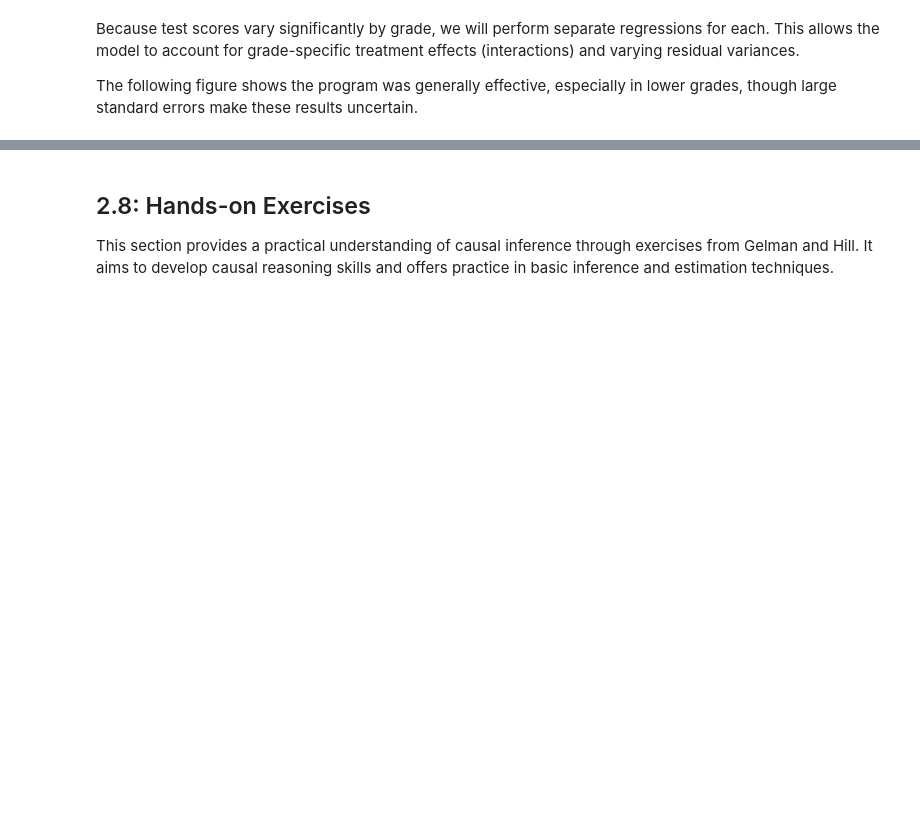
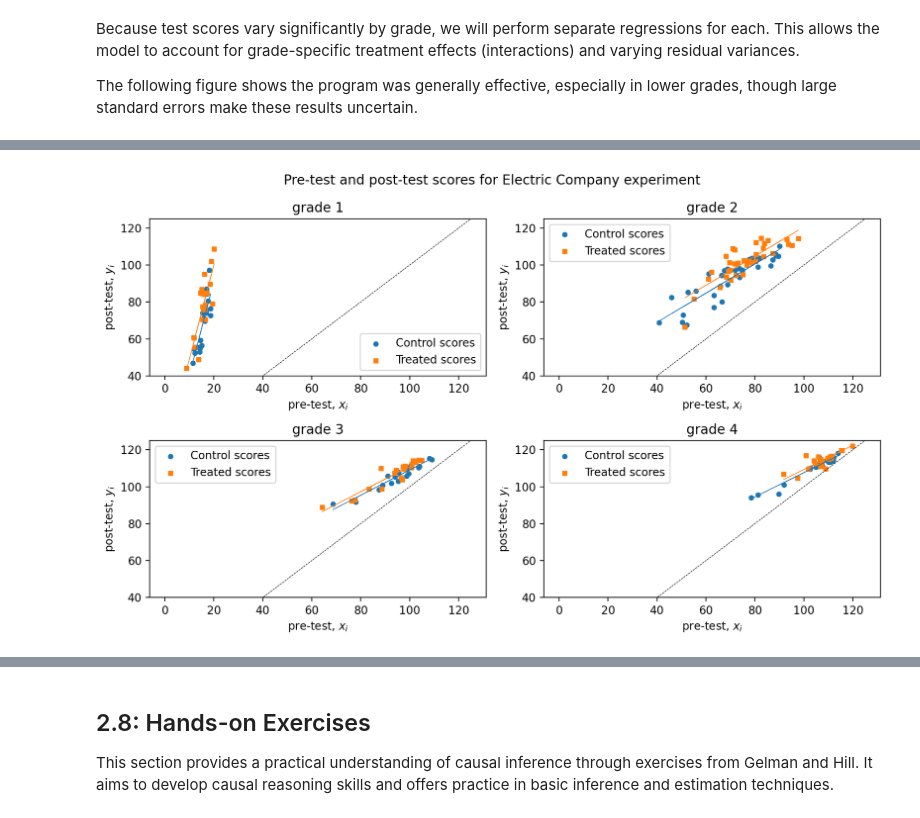
Before and after one commit to stefano-bragaglia/applied-causal-inference, a Jupyter notebook: src/notebooks/02_theory_and_basic_concepts.ipynb, the cells around one changed output, grey strips where cells are left out. Drawn from its saved outputs; the diff is of its cells as text; code cells hidden in the pictures; blank space fills up the shorter version.

```diff
--- a/src/notebooks/02_theory_and_basic_concepts.ipynb
+++ b/src/notebooks/02_theory_and_basic_concepts.ipynb
@@ -462,0 +540,47 @@ The following figure shows the program was generally effective, especially in lo
+# %%
+x_ranges = np.array([
+    [5, 40, 40, 40],
+    [25, 125, 125, 125]
+])
+
+fig, axs = plt.subplots(nrows=2, ncols=2, figsize=(10, 6), dpi=200)
+for j, grade in enumerate(sorted(post["grade"].unique())):
+    row_index = j // 2
+    col_index = j % 2
+
+    is_grade = electric['grade'] == j + 1
+    is_control = electric['treatment'] == 0
+    is_treated = electric['treatment'] == 1
+
+    x = np.concatenate([electric.loc[is_grade & is_treated, 'pre_test'].values,
+                        electric.loc[is_grade & is_control, 'pre_test'].values])
+    y = np.concatenate([electric.loc[is_grade & is_treated, 'post_test'].values,
+                        electric.loc[is_grade & is_control, 'post_test'].values])
+    t = np.repeat([1, 0], [np.sum(is_grade & is_treated), np.sum(is_grade & is_control)])
+
+    axs[row_index, col_index].scatter(electric.loc[is_grade & is_control, 'pre_test'].values,
+                                      electric.loc[is_grade & is_control, 'post_test'].values,
+                                      marker='o', s=15, label='Control scores')
+    axs[row_index, col_index].scatter(electric.loc[is_grade & is_treated, 'pre_test'].values,
+                                      electric.loc[is_grade & is_treated, 'post_test'].values,
+                                      marker='s', s=15, label='Treated scores')
+
+    lm_1 = LinearRegression()
+    lm_1.fit(np.vstack([x, t]).T, y)
+    preds = lm_1.intercept_ + lm_1.coef_[0] * x + lm_1.coef_[1] * t
+
+    axs[row_index, col_index].plot(x[t == 0], preds[t == 0], lw=0.5)
+    axs[row_index, col_index].plot(x[t == 1], preds[t == 1], lw=0.5)
+    axs[row_index, col_index].set_ylim(bottom=40, top=125)
+
+    axs[row_index, col_index].plot([0, 125], [0, 125], 'k--', lw=0.5)
+
+    axs[row_index, col_index].set_xlabel('pre-test, $x_i$')
+    axs[row_index, col_index].set_ylabel('post-test, $y_i$')
+    axs[row_index, col_index].set_title('grade ' + str(j + 1))
+    axs[row_index, col_index].legend()
+
+fig.suptitle("Pre-test and post-test scores for Electric Company experiment")
+plt.tight_layout()
+# %% [output]
+[figure, added]
```
Also changed, not shown: parts of 24 cells of this notebook, 1 other file.
